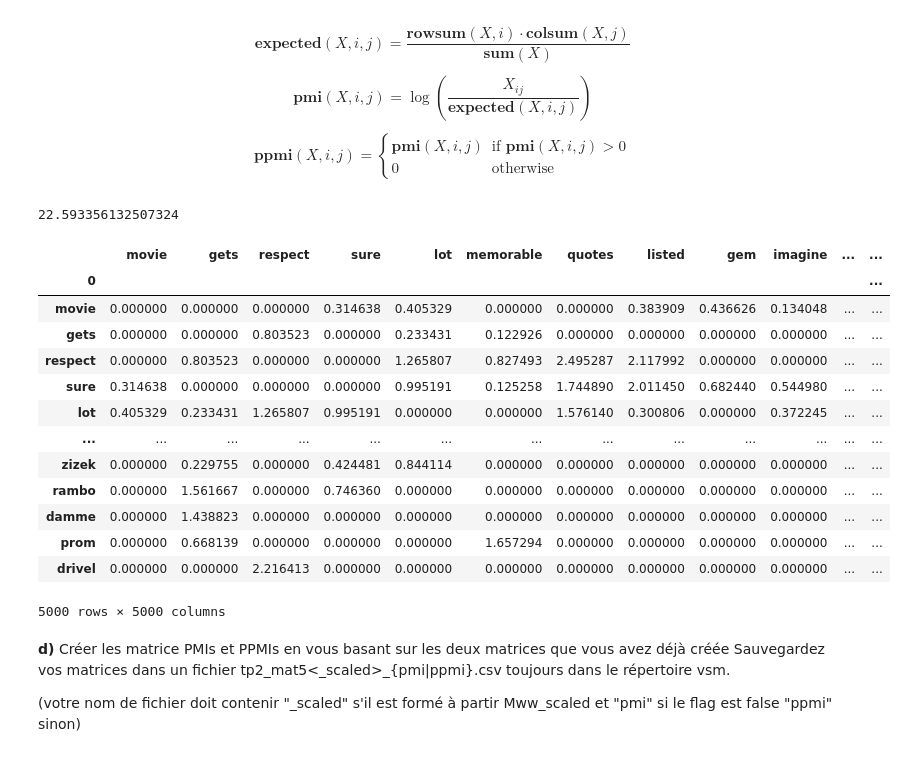
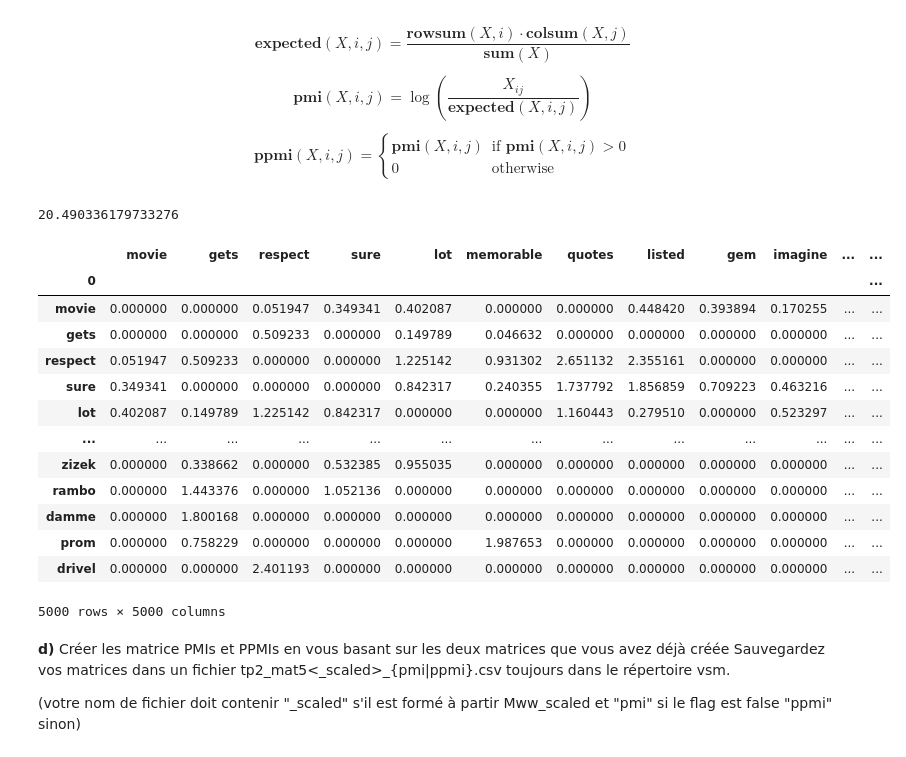
Before and after one commit to luukim/INF8460, a Jupyter notebook: TP2/inf8460_tp2_A20.ipynb, the cells around one changed output. Saved outputs shown, nothing was run; the diff lists cells and outputs as text; code cells hidden in the pictures.

Commit message:
ajout test ppmi

```diff
--- a/TP2/inf8460_tp2_A20.ipynb
+++ b/TP2/inf8460_tp2_A20.ipynb
@@ -412,27 +412,27 @@ def pmi(df, flag=True):
     return pd.DataFrame(pmi, index = df.index, columns = df.columns)
 # %%
 start = time.time()
-ppmi_matrix = pmi(result)
-pmi_matrix = pmi(result, False)
+ppmi_matrix = pmi(Mww)
+pmi_matrix = pmi(Mww, False)
 
 end = time.time()
 print(end - start)
 ppmi_matrix
 # %% [output]
-22.593356132507324
+20.490336179733276
 |  | movie | gets | respect | sure | lot | memorable | quotes | listed | gem | imagine | ... | ... |
 | 0 |  |  |  |  |  |  |  |  |  |  |  | ... |
-| movie | 0.000000 | 0.000000 | 0.000000 | 0.314638 | 0.405329 | 0.000000 | 0.000000 | 0.383909 | 0.436626 | 0.134048 | ... | ... |
-| gets | 0.000000 | 0.000000 | 0.803523 | 0.000000 | 0.233431 | 0.122926 | 0.000000 | 0.000000 | 0.000000 | 0.000000 | ... | ... |
-| respect | 0.000000 | 0.803523 | 0.000000 | 0.000000 | 1.265807 | 0.827493 | 2.495287 | 2.117992 | 0.000000 | 0.000000 | ... | ... |
-| sure | 0.314638 | 0.000000 | 0.000000 | 0.000000 | 0.995191 | 0.125258 | 1.744890 | 2.011450 | 0.682440 | 0.544980 | ... | ... |
-| lot | 0.405329 | 0.233431 | 1.265807 | 0.995191 | 0.000000 | 0.000000 | 1.576140 | 0.300806 | 0.000000 | 0.372245 | ... | ... |
+| movie | 0.000000 | 0.000000 | 0.051947 | 0.349341 | 0.402087 | 0.000000 | 0.000000 | 0.448420 | 0.393894 | 0.170255 | ... | ... |
+| gets | 0.000000 | 0.000000 | 0.509233 | 0.000000 | 0.149789 | 0.046632 | 0.000000 | 0.000000 | 0.000000 | 0.000000 | ... | ... |
+| respect | 0.051947 | 0.509233 | 0.000000 | 0.000000 | 1.225142 | 0.931302 | 2.651132 | 2.355161 | 0.000000 | 0.000000 | ... | ... |
+| sure | 0.349341 | 0.000000 | 0.000000 | 0.000000 | 0.842317 | 0.240355 | 1.737792 | 1.856859 | 0.709223 | 0.463216 | ... | ... |
+| lot | 0.402087 | 0.149789 | 1.225142 | 0.842317 | 0.000000 | 0.000000 | 1.160443 | 0.279510 | 0.000000 | 0.523297 | ... | ... |
 | ... | ... | ... | ... | ... | ... | ... | ... | ... | ... | ... | ... | ... |
-| zizek | 0.000000 | 0.229755 | 0.000000 | 0.424481 | 0.844114 | 0.000000 | 0.000000 | 0.000000 | 0.000000 | 0.000000 | ... | ... |
-| rambo | 0.000000 | 1.561667 | 0.000000 | 0.746360 | 0.000000 | 0.000000 | 0.000000 | 0.000000 | 0.000000 | 0.000000 | ... | ... |
-| damme | 0.000000 | 1.438823 | 0.000000 | 0.000000 | 0.000000 | 0.000000 | 0.000000 | 0.000000 | 0.000000 | 0.000000 | ... | ... |
-| prom | 0.000000 | 0.668139 | 0.000000 | 0.000000 | 0.000000 | 1.657294 | 0.000000 | 0.000000 | 0.000000 | 0.000000 | ... | ... |
-| drivel | 0.000000 | 0.000000 | 2.216413 | 0.000000 | 0.000000 | 0.000000 | 0.000000 | 0.000000 | 0.000000 | 0.000000 | ... | ... |
+| zizek | 0.000000 | 0.338662 | 0.000000 | 0.532385 | 0.955035 | 0.000000 | 0.000000 | 0.000000 | 0.000000 | 0.000000 | ... | ... |
+| rambo | 0.000000 | 1.443376 | 0.000000 | 1.052136 | 0.000000 | 0.000000 | 0.000000 | 0.000000 | 0.000000 | 0.000000 | ... | ... |
+| damme | 0.000000 | 1.800168 | 0.000000 | 0.000000 | 0.000000 | 0.000000 | 0.000000 | 0.000000 | 0.000000 | 0.000000 | ... | ... |
+| prom | 0.000000 | 0.758229 | 0.000000 | 0.000000 | 0.000000 | 1.987653 | 0.000000 | 0.000000 | 0.000000 | 0.000000 | ... | ... |
+| drivel | 0.000000 | 0.000000 | 2.401193 | 0.000000 | 0.000000 | 0.000000 | 0.000000 | 0.000000 | 0.000000 | 0.000000 | ... | ... |
 5000 rows × 5000 columns
 # %% [markdown]
 **d)** Créer les matrice PMIs et PPMIs en vous basant sur les deux matrices que vous avez déjà créée	Sauvegardez vos matrices dans un fichier tp2_mat5<\_scaled>_{pmi|ppmi}.csv toujours dans le répertoire vsm.
```
Also changed, not shown: parts of 4 cells of this notebook.
